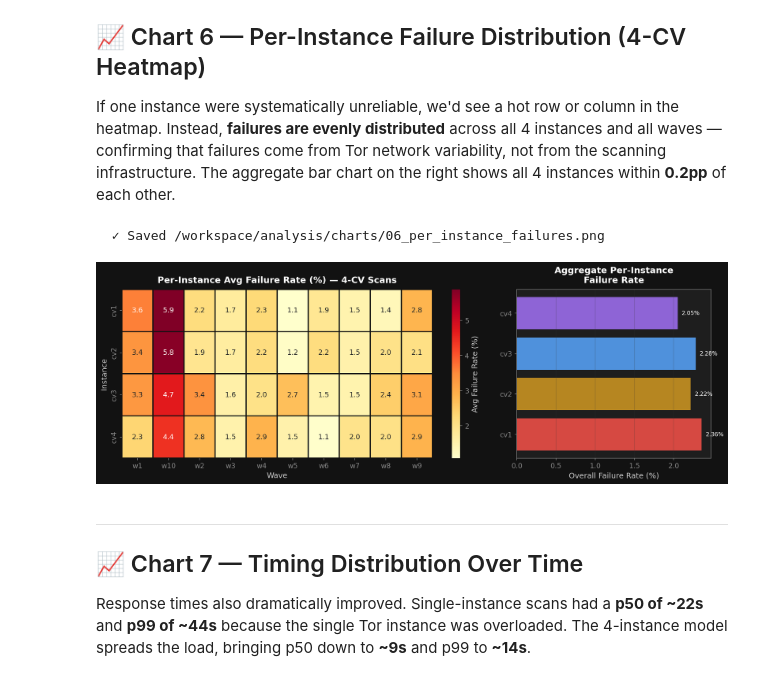
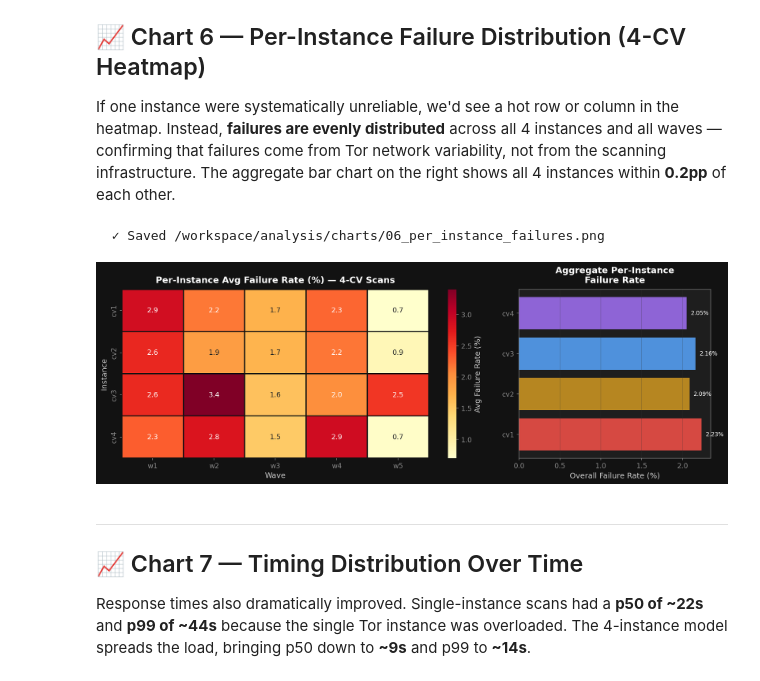
Before and after one commit to 1aeo/exitmap, a Jupyter notebook: analysis/exit_dns_health_analysis.ipynb, the cells around one changed output. Drawn from its saved outputs; the diff is of its cells as text; code cells hidden in the pictures.

```diff
--- a/analysis/exit_dns_health_analysis.ipynb
+++ b/analysis/exit_dns_health_analysis.ipynb
@@ -496,6 +496,8 @@ for fpath in sorted(DATA_DIR.glob("dns_health_*.json")):
     scan = m.get("scan", {})
     if scan.get("instances", 1) < 4:
         continue
+    if m.get("consensus_relays", 0) > 5000:
+        continue  # skip anomalous scans (e.g. duplicated relay list)
     cv = m.get("cross_validation", {})
     pis = cv.get("per_instance_stats", {})
     ts = m.get("timestamp", "")
@@ -519,34 +521,34 @@ if instance_data:
     ).reset_index()
     inst_summary["cv_instance"] = inst_summary["instance"].str.extract(r"(cv\d+)")
     inst_summary["wave"] = inst_summary["instance"].str.extract(r"(w\d+)")
     inst_summary = inst_summary.dropna(subset=["cv_instance", "wave"])
 
     pivot = inst_summary.pivot(index="cv_instance", columns="wave", values="avg_fail_rate")
 
     fig, (ax1, ax2) = plt.subplots(1, 2, figsize=(14, 5), gridspec_kw={"width_ratios": [2, 1]})
     sns.heatmap(pivot, annot=True, fmt=".1f", cmap="YlOrRd", ax=ax1,
                 linewidths=1, linecolor=AEO_DARK_BG, cbar_kws={"label": "Avg Failure Rate (%)"})
     ax1.set_title("Per-Instance Avg Failure Rate (%) — 4-CV Scans", fontweight="bold", pad=10)
     ax1.set_xlabel("Wave"); ax1.set_ylabel("Instance")
 
     by_cv = inst_summary.groupby("cv_instance").agg(
         total_tested=("total_tested", "sum"), total_failures=("total_failures", "sum"),
     ).reset_index()
     by_cv["fail_rate"] = by_cv["total_failures"] / by_cv["total_tested"] * 100
     bars = ax2.barh(by_cv["cv_instance"], by_cv["fail_rate"],
                     color=[STATUS_ERROR, STATUS_WARNING, STATUS_INFO, STATUS_PURPLE], alpha=0.85)
     ax2.set_xlabel("Overall Failure Rate (%)")
     ax2.set_title("Aggregate Per-Instance\nFailure Rate", fontweight="bold", pad=10)
     ax2.grid(True, alpha=0.3, axis="x")
     for bar, rate in zip(bars, by_cv["fail_rate"]):
         ax2.text(bar.get_width() + 0.05, bar.get_y() + bar.get_height() / 2,
                  f"{rate:.2f}%", va="center", fontsize=9, color=AEO_TEXT)
     fig.tight_layout()
     save_chart(fig, "06_per_instance_failures")
     plt.show()
 # %% [output]
   ✓ Saved /workspace/analysis/charts/06_per_instance_failures.png
-[figure, old version]
+[figure, new version]
 # %% [markdown]
 ---
 ## 📈 Chart 7 — Timing Distribution Over Time
```
Also changed, not shown: 2 other files.
